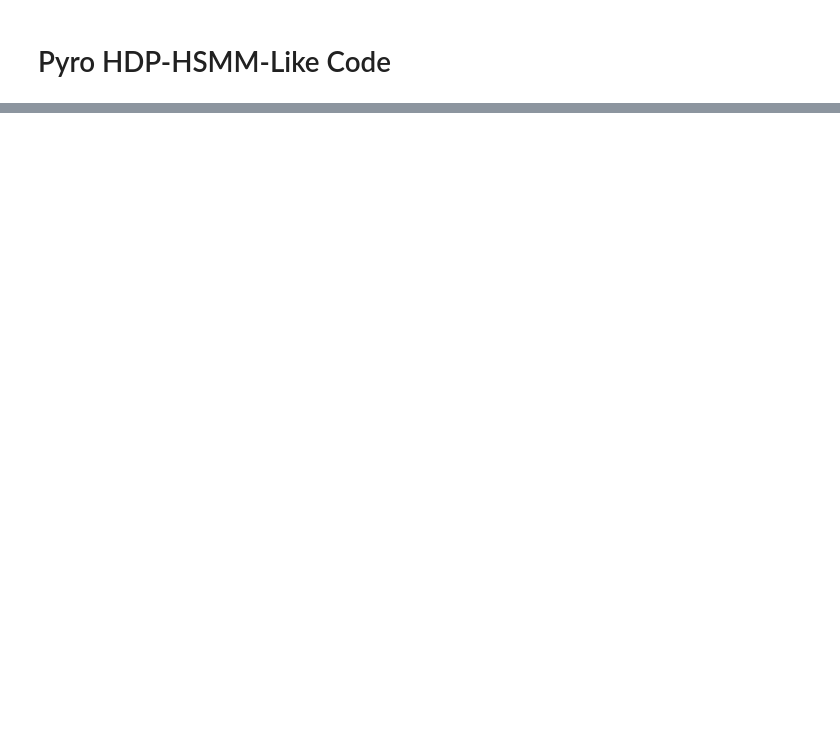
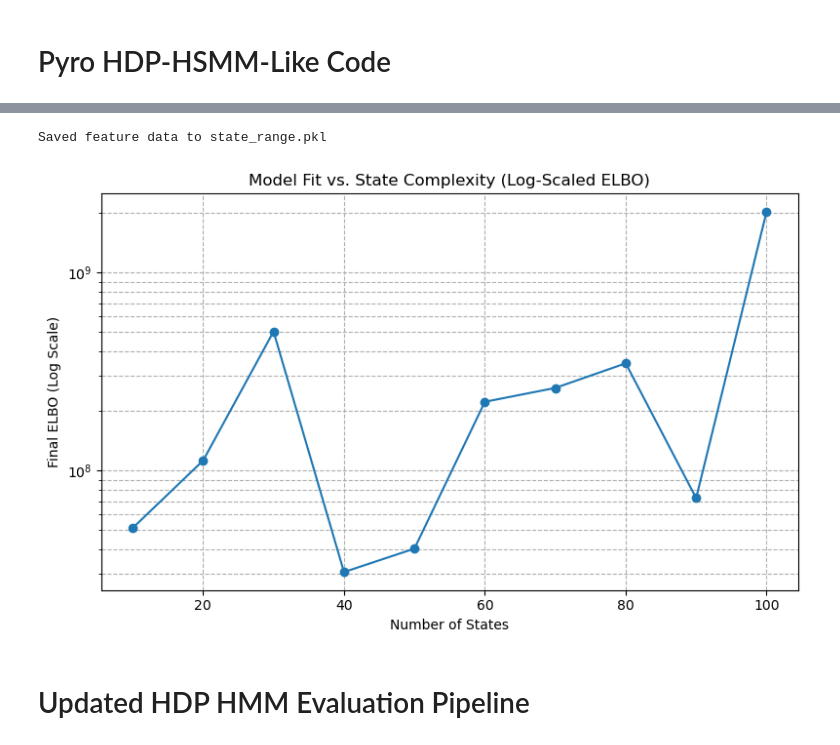
Before and after one commit to alexander-schl/data_challenges, a Jupyter notebook: hdp_hsmm.ipynb, the cells around one changed output, grey strips where cells are left out. Drawn from its saved outputs; the diff is of its cells as text; code cells hidden in the pictures; blank space fills up the shorter version.

Commit message:
added ELBO comparison pipelines, backup

```diff
--- a/hdp_hsmm.ipynb
+++ b/hdp_hsmm.ipynb
@@ -185,0 +482,33 @@ plt.show()
+# %%
+import pickle
+
+# File path to save
+save_path = "elbos.pkl"
+
+# Save features, labels, group names
+with open(save_path, "wb") as f:
+    pickle.dump(elbos,f)
+
+# File path to save
+save_path = "state_range.pkl"
+
+# Save features, labels, group names
+with open(save_path, "wb") as f:
+    pickle.dump(state_range,f)
+print(f"Saved feature data to {save_path}")
+# %% [output]
+Saved feature data to state_range.pkl
+# %%
+plt.figure(figsize=(8, 5))
+plt.plot(filtered_states, filtered_elbos, marker='o')
+plt.yscale('log')
+plt.title("Model Fit vs. State Complexity (Log-Scaled ELBO)")
+plt.xlabel("Number of States")
+plt.ylabel("Final ELBO (Log Scale)")
+plt.grid(True, which='both', ls='--')
+plt.tight_layout()
+plt.show()
+# %% [output]
+[figure, added]
+# %% [markdown]
+# Updated HDP HMM Evaluation Pipeline
```
Also changed, not shown: parts of 11 cells of this notebook.
